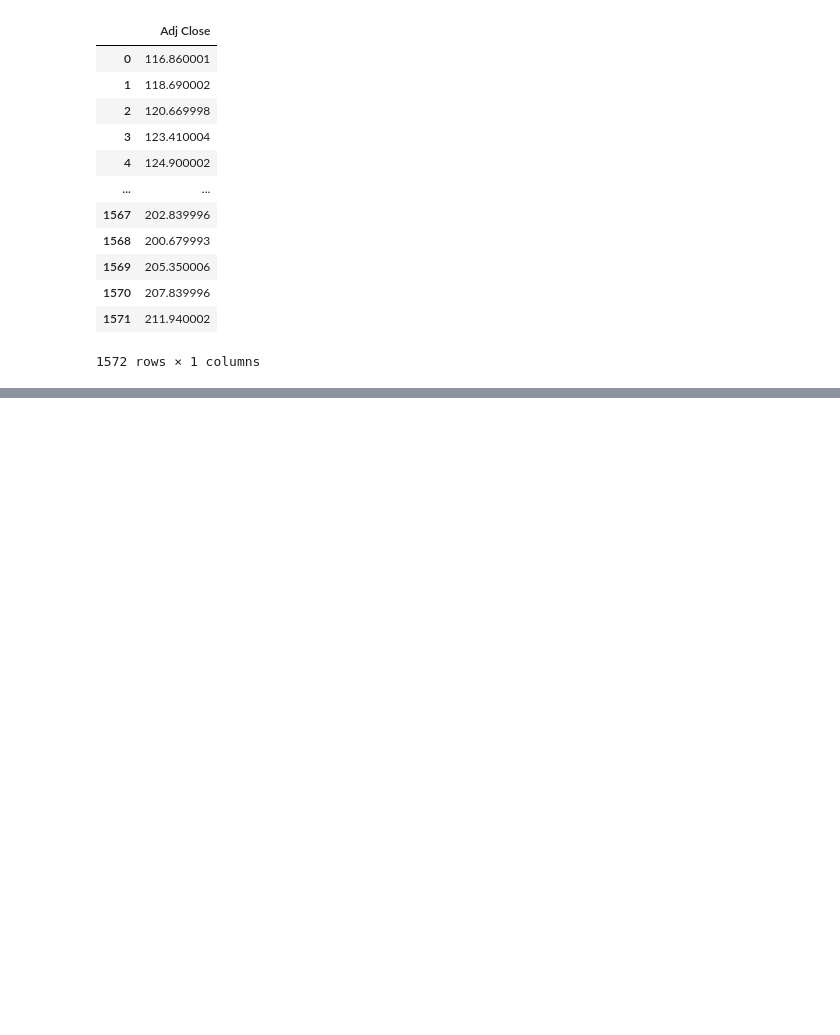
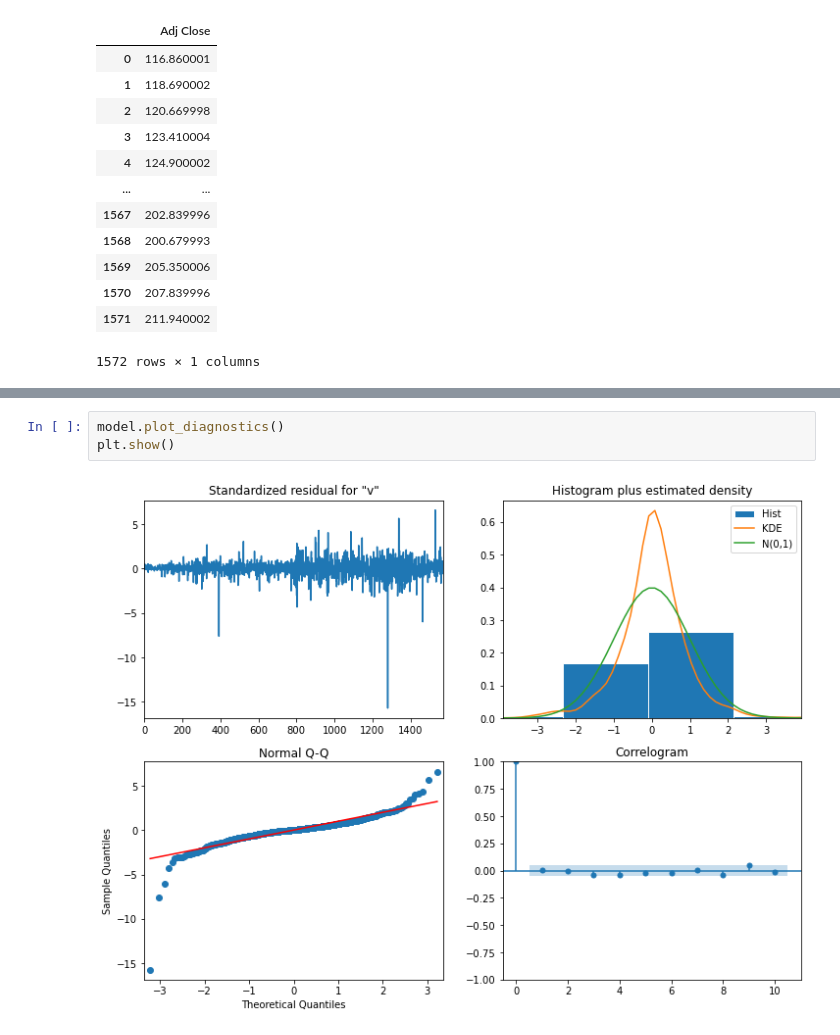
Before and after one commit to samirkhanal35/Data-mining---Time-Series-Analysis, a Jupyter notebook: main.ipynb, the cells around one changed output, grey strips where cells are left out. Saved outputs shown, nothing was run; the diff lists cells and outputs as text; blank space fills up the shorter version.

```diff
--- a/main.ipynb
+++ b/main.ipynb
@@ -278,0 +281,5 @@ Warnings:
+# %%
+model.plot_diagnostics()
+plt.show()
+# %% [output]
+[figure, added]
```
Also changed, not shown: parts of 40 cells of this notebook.
